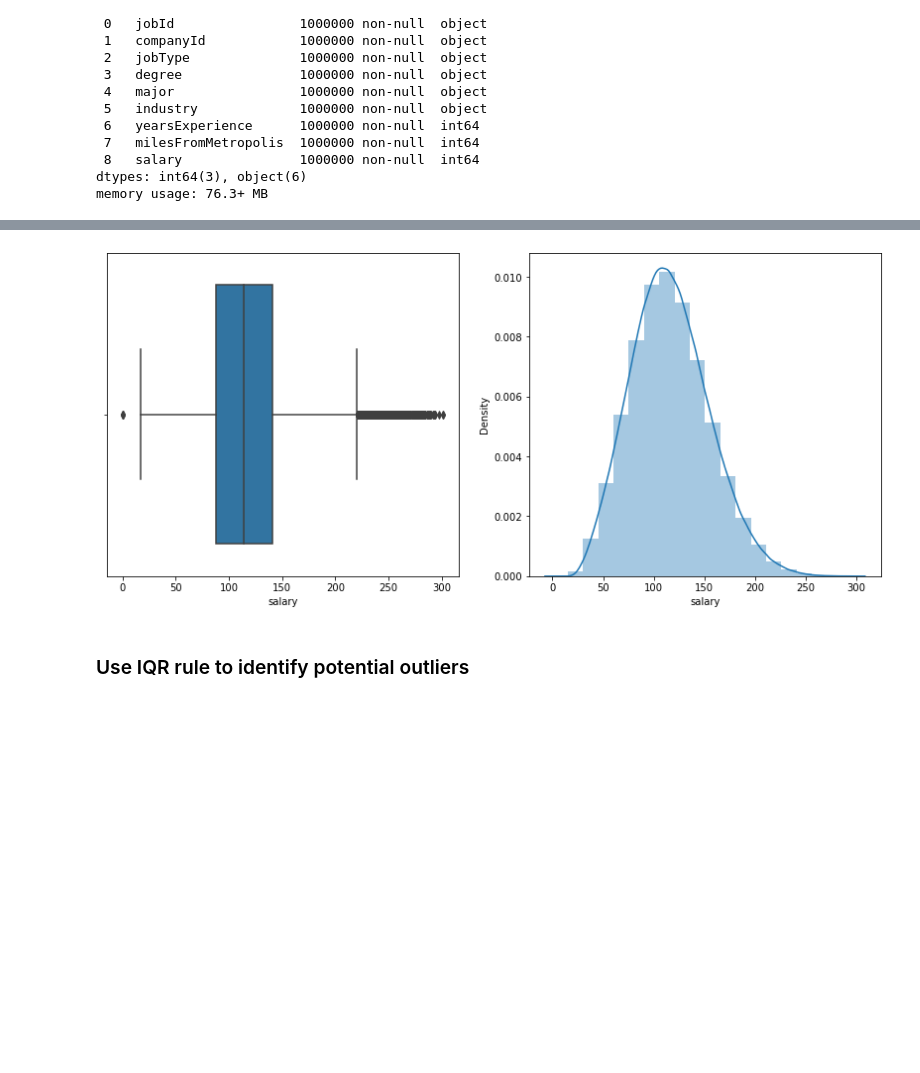
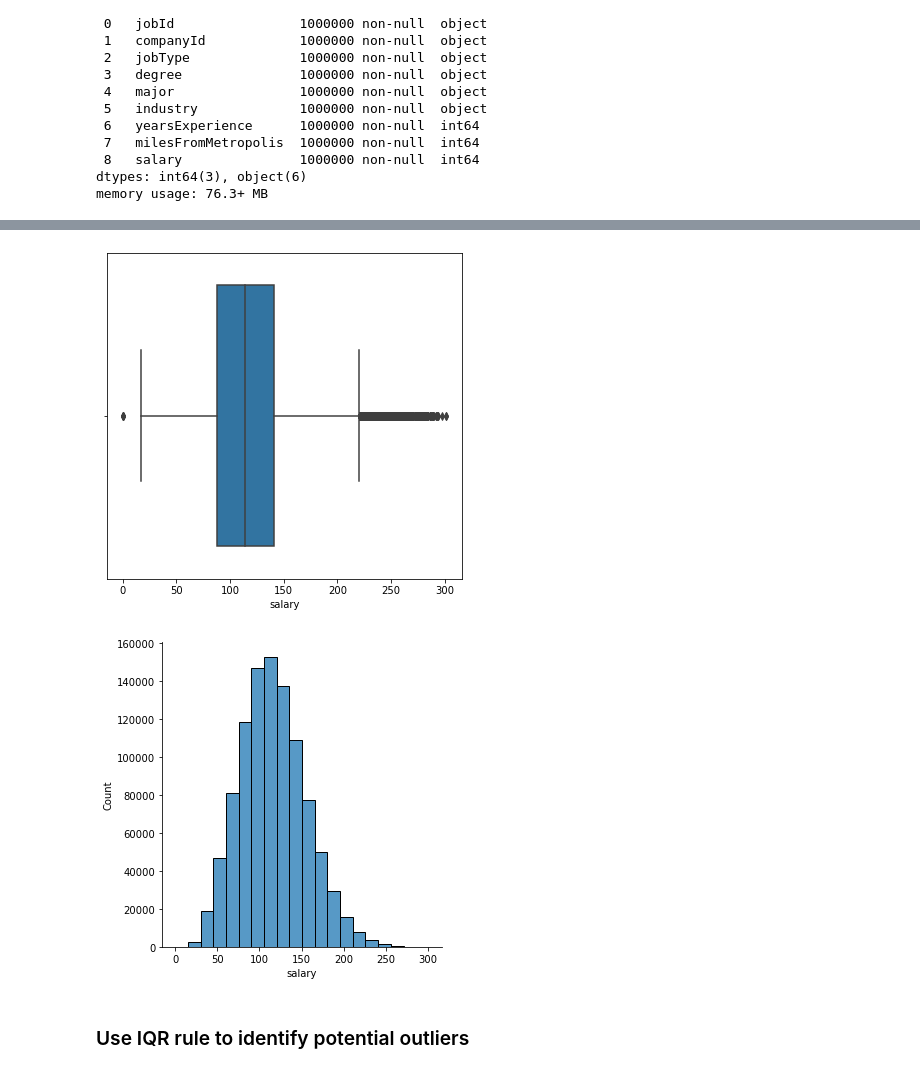
Before and after one commit to gachi164/Salary-Prediction, a Jupyter notebook: EDA_salary_prediction.ipynb, the cells around one changed output, grey strips where cells are left out. Drawn from its saved outputs; the diff is of its cells as text; code cells hidden in the pictures; blank space fills up the shorter version.

```diff
--- a/EDA_salary_prediction.ipynb
+++ b/EDA_salary_prediction.ipynb
@@ -203,12 +203,12 @@ train_df.head(10)
 # %%
 plt.figure(figsize = (14, 6))
 plt.subplot(1,2,1)
 sns.boxplot(train_df.salary)
-plt.subplot(1,2,2)
-sns.distplot(train_df.salary, bins = 20)
+sns.displot(train_df.salary, bins = 20)
 plt.show()
 # %% [output]
-[figure, old version]
+[figure, new version]
+[figure, added]
 # %% [markdown]
 ### Use IQR rule to identify potential outliers
 # %%
```
Also changed, not shown: parts of 14 cells of this notebook.
